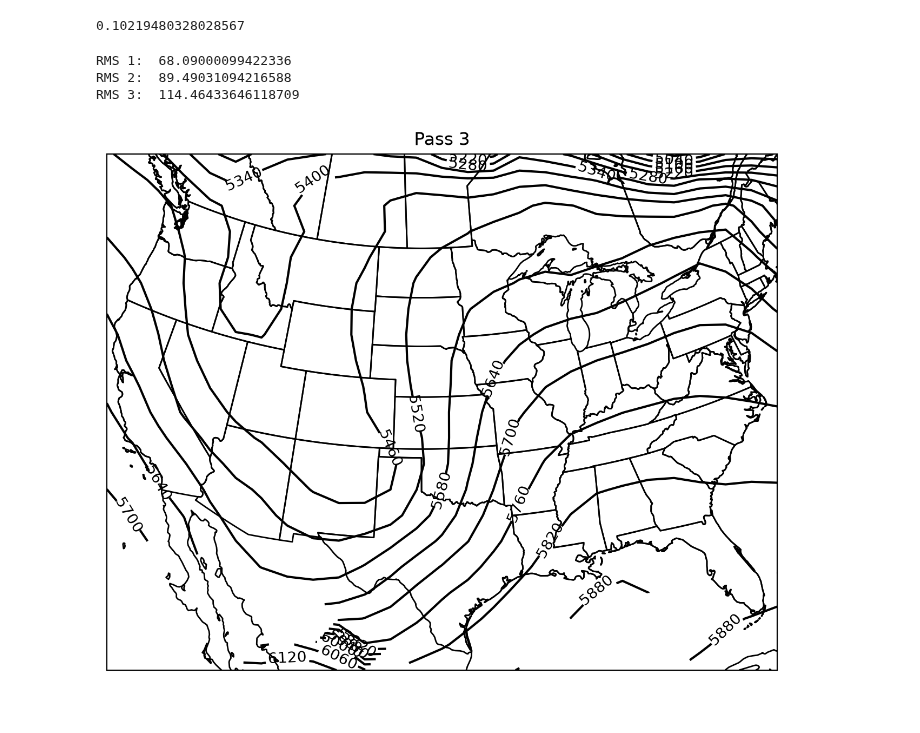
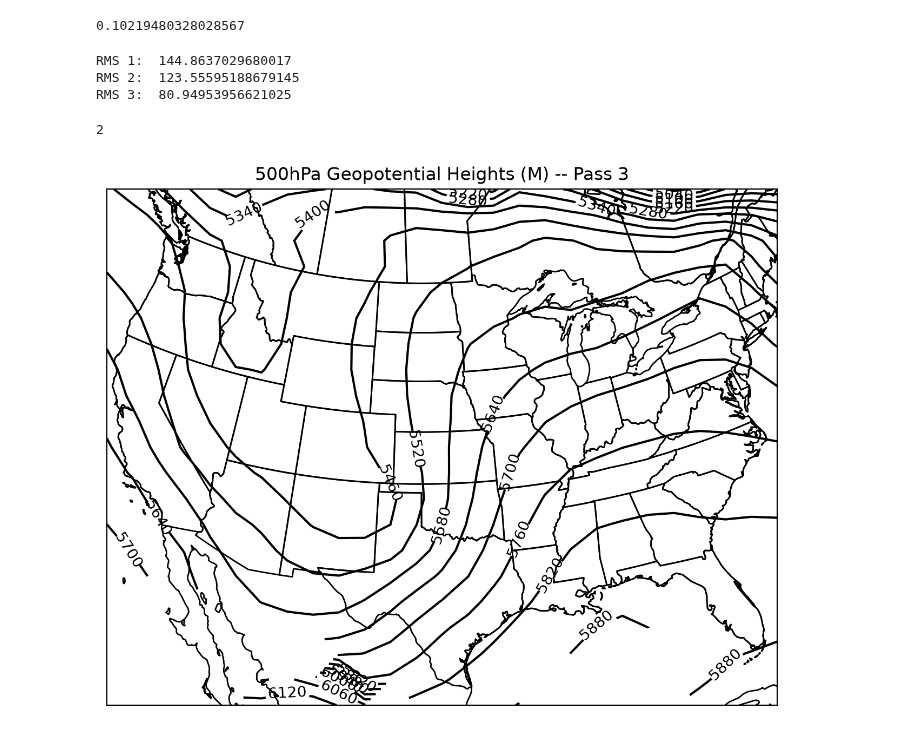
Before and after one commit to Old-World-Yew/ATSC528, a Jupyter notebook: 3-Successive_Corrections/successive_corrections.ipynb, the cells around one changed output. Saved outputs shown, nothing was run; the diff lists cells and outputs as text; code cells hidden in the pictures.

```diff
--- a/3-Successive_Corrections/successive_corrections.ipynb
+++ b/3-Successive_Corrections/successive_corrections.ipynb
@@ -420,48 +412,65 @@ diff31 = graphZ3 - graphZ1
 diff32 = graphZ3 - graphZ2
 diff21 = graphZ2 - graphZ1
 
-# print(diff31)
-# print(diff32)
-# print(diff21)
-
 
 # Initialize lists that will be used for calculating root-mean-squared values
 backgrounds = [a1background, a2background, a3background]
 rms = []
 
-# For each set of analyses over the observation points, calculate the RMS difference between the analysis value and the observation value
+
+# Calculate the RMS value for each background analysis pass
+# I can't do this one with array operations because there are NaNs in the bg arrays and I can't get NumPy to play nice
+# nan_to_num doesn't work cuz the NaNs are replaced with 0 so obs - bg is like, 5000, which is absurd. I could replace them with like, the mean of the analysis vals, but that feels too approximate
+# I tried masked arrays but for some reason they won't work with division, so we're just doing it manually
+# All I want for Christmas is a functional language with native array ops
 for bg in backgrounds:
-    obDiff = observations[:,3] - np.nan_to_num(bg)
-    obDiffMeanSq = (obDiff.mean()) ** 2
-    rms.append(np.sqrt(obDiffMeanSq / len(observations[:,3])))
+    obs = observations[:,3]
+    sum = 0
+    nans = 0
+    for i in range(len(obs)):
+        if(np.isnan(bg[i])):
+            nans += 1
+        else:
+            sum += (obs[i] - bg[i]) ** 2
+    rms.append( np.sqrt(sum / (len(obs) - nans)) )
+
 
 # Print the RMS values neatly :)
 for r in range(len(rms)):
     print(f'RMS {r + 1}: ', rms[r])
 # %% [output]
-RMS 1:  68.09000099422336
-RMS 2:  89.49031094216588
-RMS 3:  114.46433646118709
+RMS 1:  144.8637029680017
+RMS 2:  123.55595188679145
+RMS 3:  80.94953956621025
+# %%
+test = np.array([1,2,3,4,5,6])
+mest = np.ma.array(test, mask=[True, True, False, False, True, True])
+
+print(np.ma.count(mest))
+# %% [output]
+2
 # %%
 ### Plot 500mb analyses over a map ###
-#use old code...
+
+# CartoPy throws a fit if I don't include this
 import os
+os.environ["PROJ_IGNORE_CELESTIAL_BODY"] = "YES"
 
 globe = ccrs.Globe(ellipse=None, semimajor_axis=rho/100, semiminor_axis=rho/100)
 proj = ccrs.Stereographic(central_longitude=-100,central_latitude=90,true_scale_latitude=60,globe=globe)
 fig = plt.figure(figsize=(8,8),dpi=200)
 ax1 = fig.add_subplot(111,projection=proj)
 ax1.add_feature(cfeature.STATES)
 ax1.add_feature(cfeature.COASTLINE)
 # plot analysis (MAY NEED TO CHANGE VARIABLE NAMES/INDICES) #
 cs1 = ax1.contour(gridy/100/m,-gridx/100/m,graphZ3.T,colors='k',levels=np.arange(0,8000,60),transform=proj)
 plt.clabel(cs1,levels=np.arange(0,8000,60))
 
-ax1.set(title='Pass 3')
+ax1.set(title='500hPa Geopotential Heights (M) -- Pass 3')
 
 plt.show()
 # %% [output]
-[figure, old version]
+[figure, new version]
 # %%
 ### Plot Analysis Differences ###
 #use old code...
```
Also changed, not shown: parts of 4 cells of this notebook.
